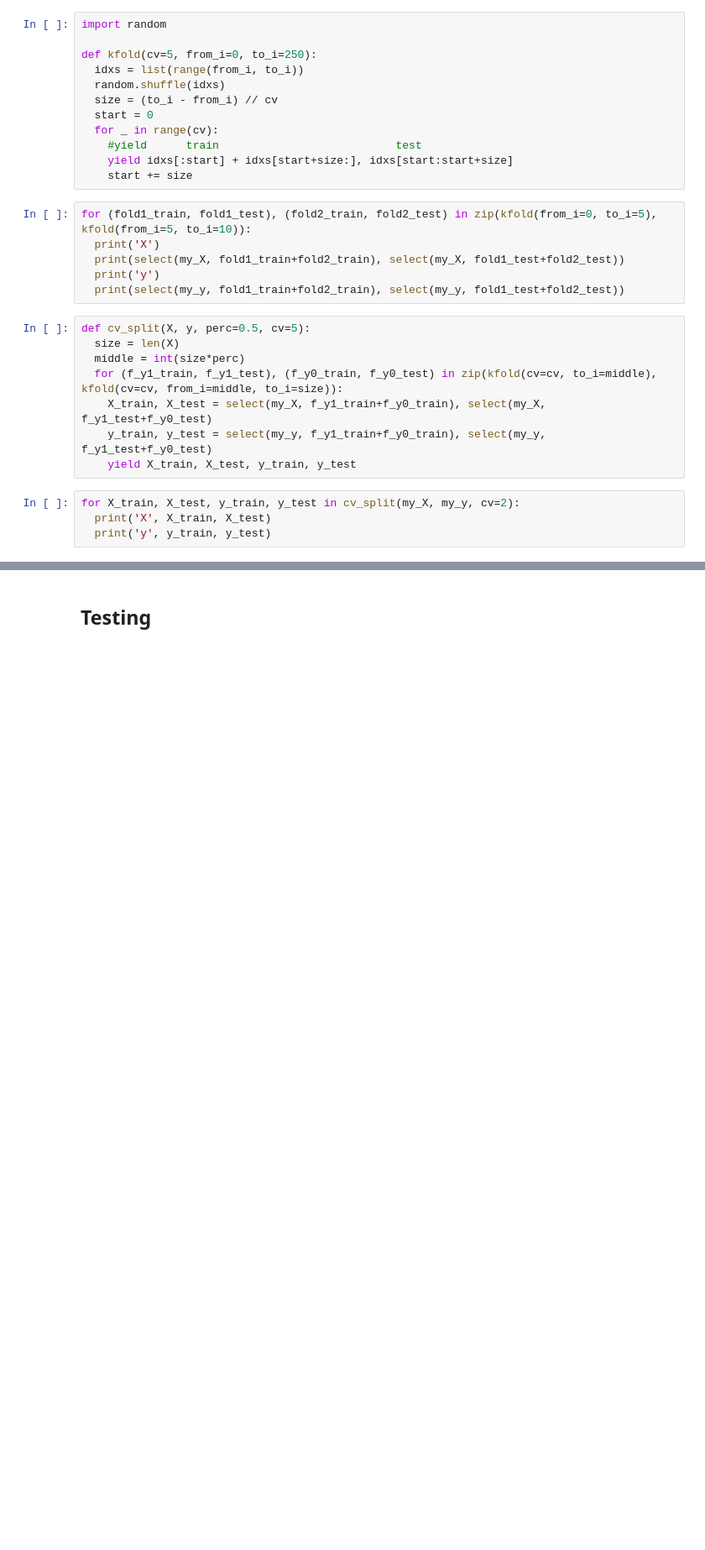
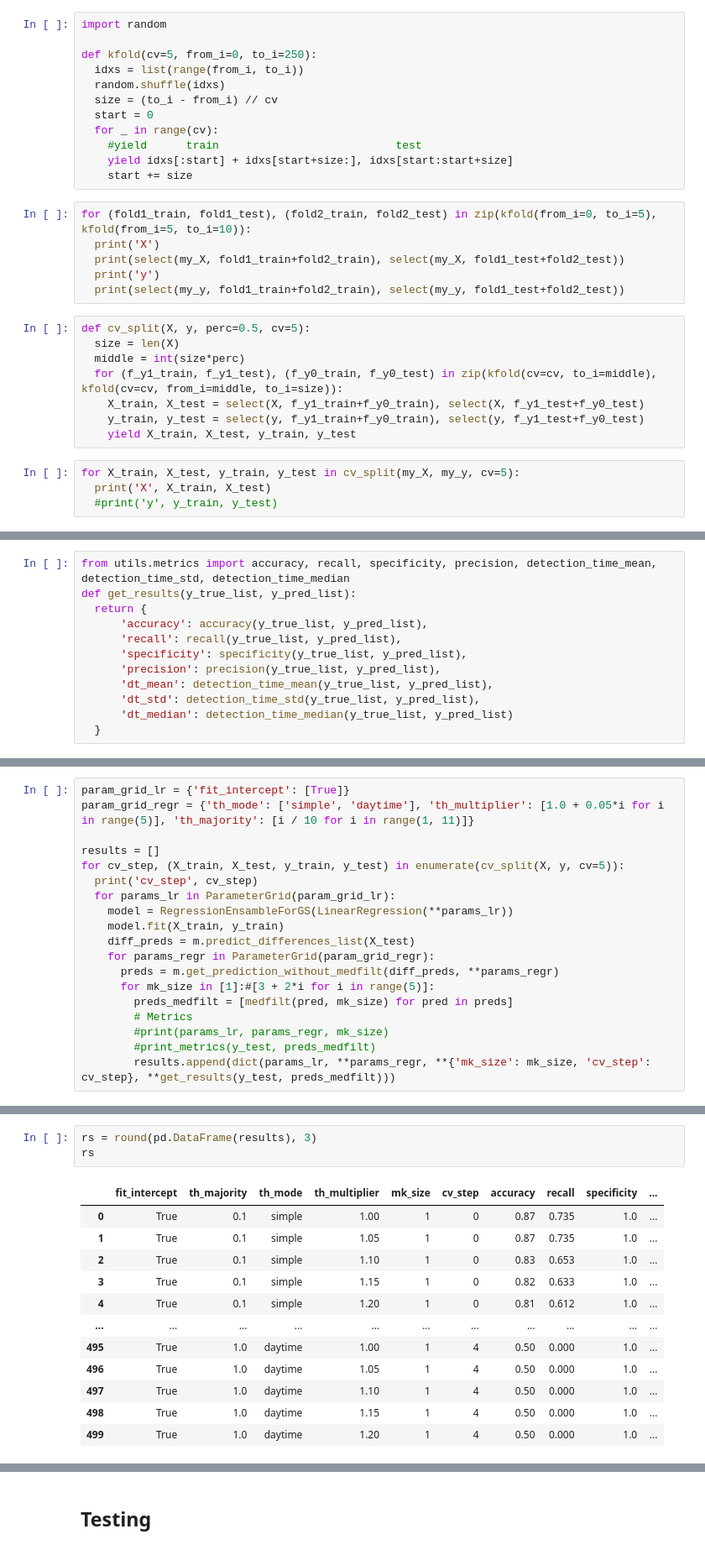
Before and after one commit to JulianBvW/BA-WDN-Leakage-Detection, a Jupyter notebook: LeakageDetection.ipynb, the cells around one changed output, grey strips where cells are left out. Shown at 84% size. Saved outputs shown, nothing was run; the diff lists cells and outputs as text; blank space fills up the shorter version.

Commit message:
Continued work on creating own GridSearchCV

```diff
--- a/LeakageDetection.ipynb
+++ b/LeakageDetection.ipynb
@@ -244,11 +271,11 @@ def cv_split(X, y, perc=0.5, cv=5):
   size = len(X)
   middle = int(size*perc)
   for (f_y1_train, f_y1_test), (f_y0_train, f_y0_test) in zip(kfold(cv=cv, to_i=middle), kfold(cv=cv, from_i=middle, to_i=size)):
-    X_train, X_test = select(my_X, f_y1_train+f_y0_train), select(my_X, f_y1_test+f_y0_test)
-    y_train, y_test = select(my_y, f_y1_train+f_y0_train), select(my_y, f_y1_test+f_y0_test)
+    X_train, X_test = select(X, f_y1_train+f_y0_train), select(X, f_y1_test+f_y0_test)
+    y_train, y_test = select(y, f_y1_train+f_y0_train), select(y, f_y1_test+f_y0_test)
     yield X_train, X_test, y_train, y_test
 # %%
-for X_train, X_test, y_train, y_test in cv_split(my_X, my_y, cv=2):
+for X_train, X_test, y_train, y_test in cv_split(my_X, my_y, cv=5):
   print('X', X_train, X_test)
-  print('y', y_train, y_test)
+  #print('y', y_train, y_test)
 # %% [output]
@@ -262,0 +287,12 @@ int(10*0.5)
+# %%
+from utils.metrics import accuracy, recall, specificity, precision, detection_time_mean, detection_time_std, detection_time_median
+def get_results(y_true_list, y_pred_list):
+  return {
+      'accuracy': accuracy(y_true_list, y_pred_list),
+      'recall': recall(y_true_list, y_pred_list),
+      'specificity': specificity(y_true_list, y_pred_list),
+      'precision': precision(y_true_list, y_pred_list),
+      'dt_mean': detection_time_mean(y_true_list, y_pred_list),
+      'dt_std': detection_time_std(y_true_list, y_pred_list),
+      'dt_median': detection_time_median(y_true_list, y_pred_list)
+  }
@@ -262,0 +305,19 @@ int(10*0.5)
+# %%
+param_grid_lr = {'fit_intercept': [True]}
+param_grid_regr = {'th_mode': ['simple', 'daytime'], 'th_multiplier': [1.0 + 0.05*i for i in range(5)], 'th_majority': [i / 10 for i in range(1, 11)]}
+
+results = []
+for cv_step, (X_train, X_test, y_train, y_test) in enumerate(cv_split(X, y, cv=5)):
+  print('cv_step', cv_step)
+  for params_lr in ParameterGrid(param_grid_lr):
+    model = RegressionEnsambleForGS(LinearRegression(**params_lr))
+    model.fit(X_train, y_train)
+    diff_preds = m.predict_differences_list(X_test)
+    for params_regr in ParameterGrid(param_grid_regr):
+      preds = m.get_prediction_without_medfilt(diff_preds, **params_regr)
+      for mk_size in [1]:#[3 + 2*i for i in range(5)]:
+        preds_medfilt = [medfilt(pred, mk_size) for pred in preds]
+        # Metrics
+        #print(params_lr, params_regr, mk_size)
+        #print_metrics(y_test, preds_medfilt)
+        results.append(dict(params_lr, **params_regr, **{'mk_size': mk_size, 'cv_step': cv_step}, **get_results(y_test, preds_medfilt)))
@@ -262,0 +330,16 @@ int(10*0.5)
+# %%
+rs = round(pd.DataFrame(results), 3)
+rs
+# %% [output]
+|  | fit_intercept | th_majority | th_mode | th_multiplier | mk_size | cv_step | accuracy | recall | specificity | ... |
+| 0 | True | 0.1 | simple | 1.00 | 1 | 0 | 0.87 | 0.735 | 1.0 | ... |
+| 1 | True | 0.1 | simple | 1.05 | 1 | 0 | 0.87 | 0.735 | 1.0 | ... |
+| 2 | True | 0.1 | simple | 1.10 | 1 | 0 | 0.83 | 0.653 | 1.0 | ... |
+| 3 | True | 0.1 | simple | 1.15 | 1 | 0 | 0.82 | 0.633 | 1.0 | ... |
+| 4 | True | 0.1 | simple | 1.20 | 1 | 0 | 0.81 | 0.612 | 1.0 | ... |
+| ... | ... | ... | ... | ... | ... | ... | ... | ... | ... | ... |
+| 495 | True | 1.0 | daytime | 1.00 | 1 | 4 | 0.50 | 0.000 | 1.0 | ... |
+| 496 | True | 1.0 | daytime | 1.05 | 1 | 4 | 0.50 | 0.000 | 1.0 | ... |
+| 497 | True | 1.0 | daytime | 1.10 | 1 | 4 | 0.50 | 0.000 | 1.0 | ... |
+| 498 | True | 1.0 | daytime | 1.15 | 1 | 4 | 0.50 | 0.000 | 1.0 | ... |
+| 499 | True | 1.0 | daytime | 1.20 | 1 | 4 | 0.50 | 0.000 | 1.0 | ... |
```
Also changed, not shown: parts of 16 cells of this notebook, 1 other file.
